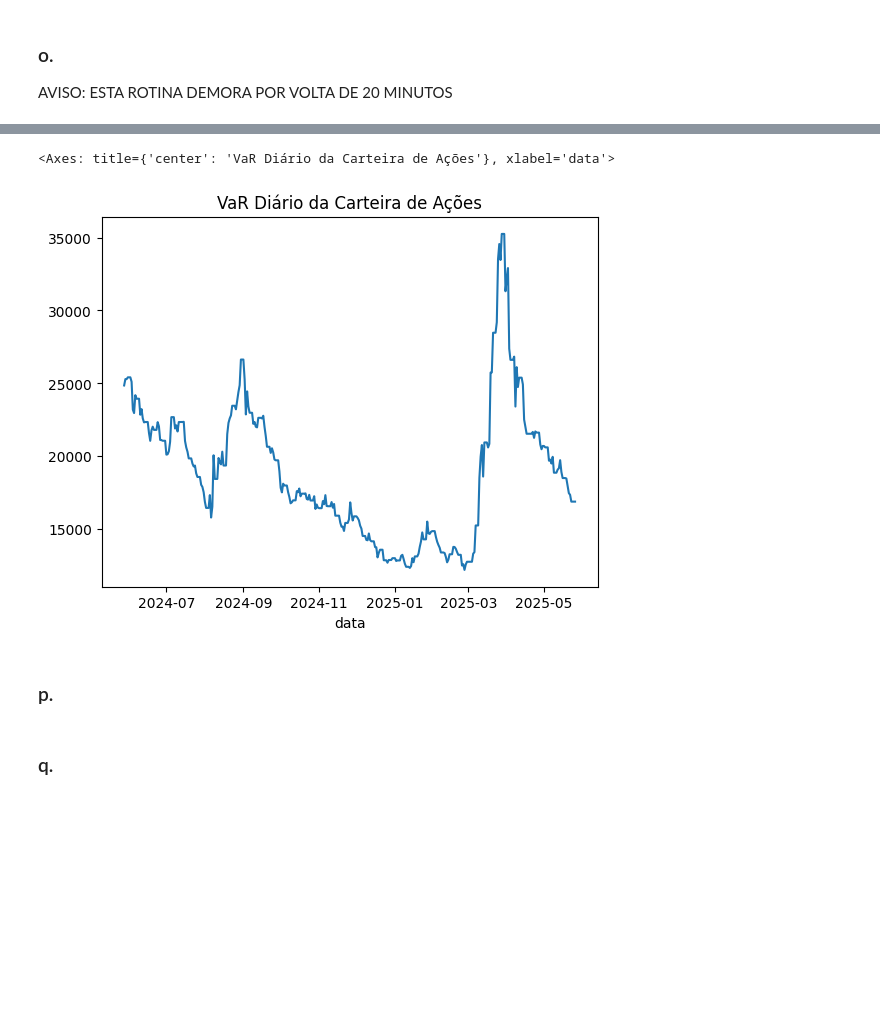
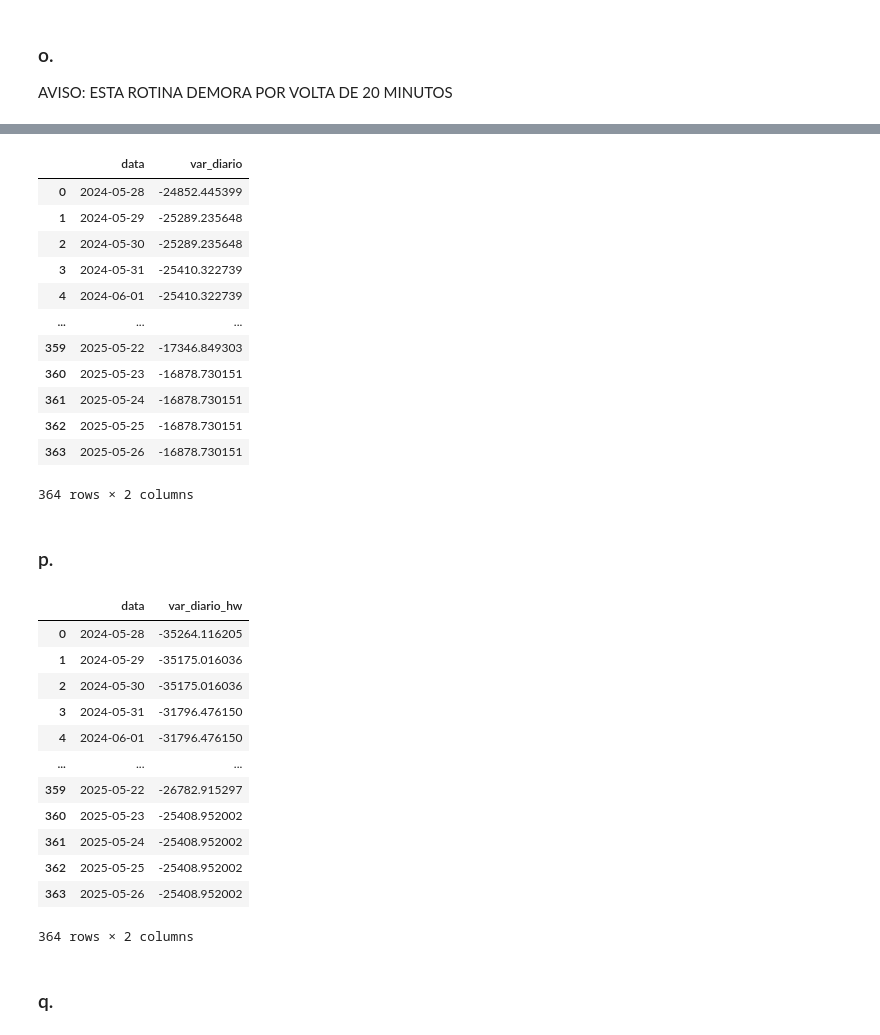
Before and after one commit to brenodsp/trabalho_risco, a Jupyter notebook: respostas.ipynb, the cells around one changed output, grey strips where cells are left out. Cells and saved outputs as stored; diff of their text form; code cells hidden in the pictures; blank space fills up the shorter version.

```diff
--- a/respostas.ipynb
+++ b/respostas.ipynb
@@ -278,16 +265,39 @@ var_diario_hw_df = concat(lista_var_hw, ignore_index=True)
 # %%
+var_diario_df[Colunas.DATA.value] = to_datetime(var_diario_df[Colunas.DATA.value])
 var_diario_df
+# %% [output]
+|  | data | var_diario |
+| 0 | 2024-05-28 | -24852.445399 |
+| 1 | 2024-05-29 | -25289.235648 |
+| 2 | 2024-05-30 | -25289.235648 |
+| 3 | 2024-05-31 | -25410.322739 |
+| 4 | 2024-06-01 | -25410.322739 |
+| ... | ... | ... |
+| 359 | 2025-05-22 | -17346.849303 |
+| 360 | 2025-05-23 | -16878.730151 |
+| 361 | 2025-05-24 | -16878.730151 |
+| 362 | 2025-05-25 | -16878.730151 |
+| 363 | 2025-05-26 | -16878.730151 |
+364 rows × 2 columns
-# %%
-concat(lista_var_diario, ignore_index=True).set_index("data").var_diario.plot(
-    title="VaR Diário da Carteira de Ações"
-)
-# %% [output]
-<Axes: title={'center': 'VaR Diário da Carteira de Ações'}, xlabel='data'>
-[figure, removed]
 # %% [markdown]
 ### p.
 # %%
+var_diario_hw_df[Colunas.DATA.value] = to_datetime(var_diario_hw_df[Colunas.DATA.value])
 var_diario_hw_df
+# %% [output]
+|  | data | var_diario_hw |
+| 0 | 2024-05-28 | -35264.116205 |
+| 1 | 2024-05-29 | -35175.016036 |
+| 2 | 2024-05-30 | -35175.016036 |
+| 3 | 2024-05-31 | -31796.476150 |
+| 4 | 2024-06-01 | -31796.476150 |
+| ... | ... | ... |
+| 359 | 2025-05-22 | -26782.915297 |
+| 360 | 2025-05-23 | -25408.952002 |
+| 361 | 2025-05-24 | -25408.952002 |
+| 362 | 2025-05-25 | -25408.952002 |
+| 363 | 2025-05-26 | -25408.952002 |
+364 rows × 2 columns
 # %% [markdown]
 ### q.
 # %%
```
Also changed, not shown: parts of 12 cells of this notebook, 1 other file.
